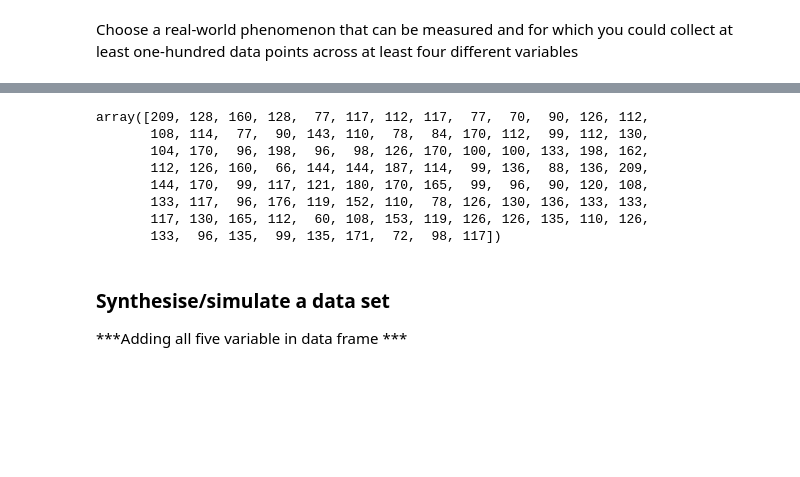
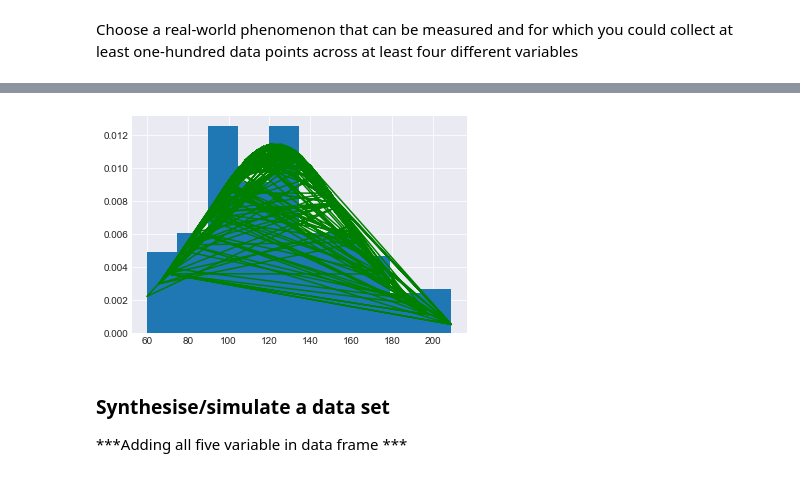
Before and after one commit to G00364769/Project_Programming-for-Data-Analysis, a Jupyter notebook: Project.ipynb, the cells around one changed output, grey strips where cells are left out. Cells and saved outputs as stored; diff of their text form; code cells hidden in the pictures; blank space fills up the shorter version.

```diff
--- a/Project.ipynb
+++ b/Project.ipynb
@@ -88,20 +78,18 @@ len(Gender)
 #same set of numbers will appear every time
 np.random.seed(123)
 # Random hours person work in ireland 6 to 20 hours
-hours=np.random.randint(6,12,100)
+hours=np.random.randint(6,12,N)
 # Random money paid min 10 euro to 20 euro
-money=np.random.randint(10,20,100)
+money=np.random.randint(10,20,N)
 Salary=hours*money
-Salary
+#Salary
-# %% [output]
-array([209, 128, 160, 128,  77, 117, 112, 117,  77,  70,  90, 126, 112,
-       108, 114,  77,  90, 143, 110,  78,  84, 170, 112,  99, 112, 130,
-       104, 170,  96, 198,  96,  98, 126, 170, 100, 100, 133, 198, 162,
-       112, 126, 160,  66, 144, 144, 187, 114,  99, 136,  88, 136, 209,
-       144, 170,  99, 117, 121, 180, 170, 165,  99,  96,  90, 120, 108,
-       133, 117,  96, 176, 119, 152, 110,  78, 126, 130, 136, 133, 133,
-       117, 130, 165, 112,  60, 108, 153, 119, 126, 126, 135, 110, 126,
-       133,  96, 135,  99, 135, 171,  72,  98, 117])
+# %%
+fit = stats.norm.pdf(Salary, np.mean(Salary), np.std(Salary))##this is a fitting indeed
+plt.plot(Salary,fit,'-g')
+plt.hist(Salary,normed=True) # #use this to draw histogram of your data
+plt.show()
+# %% [output]
+[figure, added]
 # %% [markdown]
 ### Synthesise/simulate a data set
 
```
Also changed, not shown: parts of 26 cells of this notebook.
